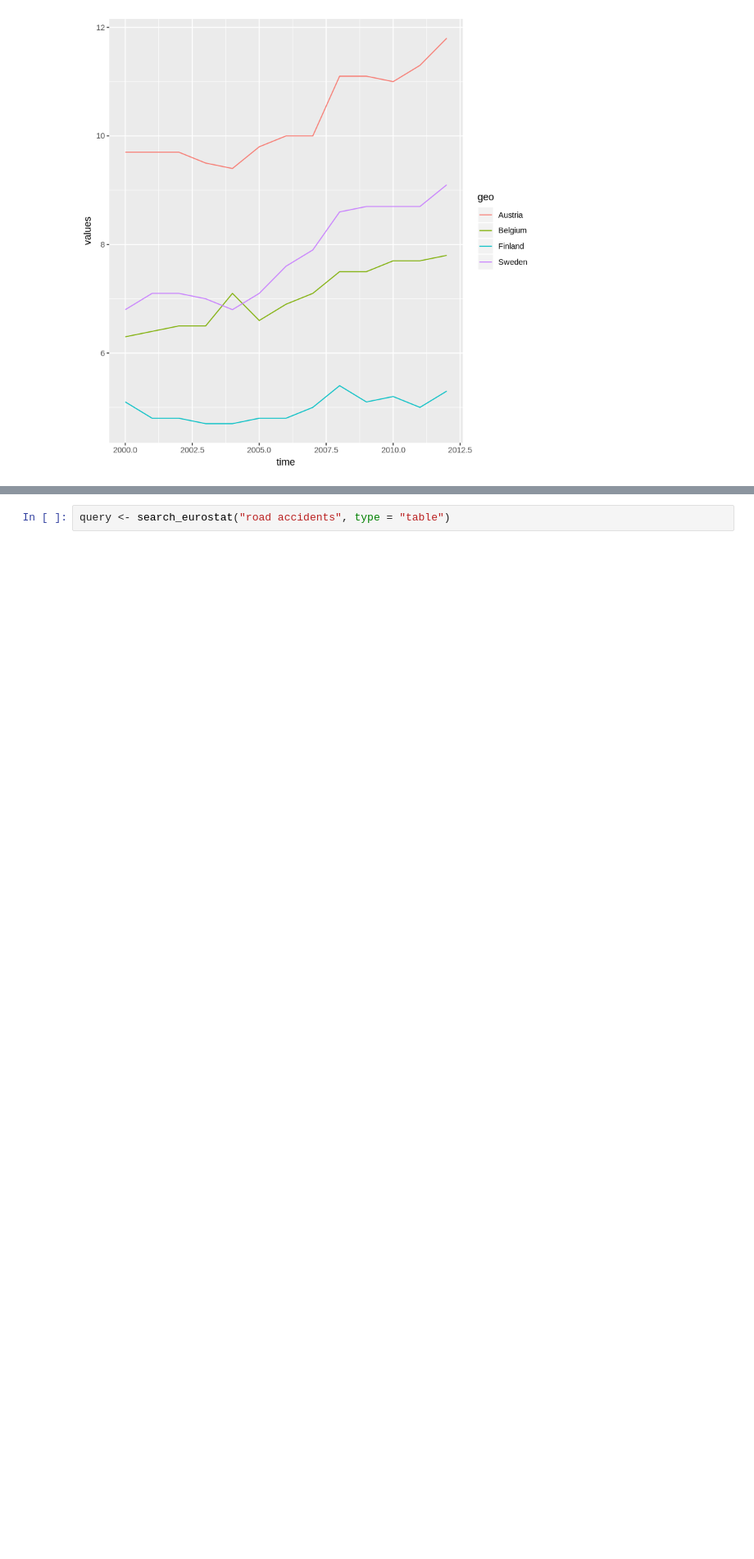
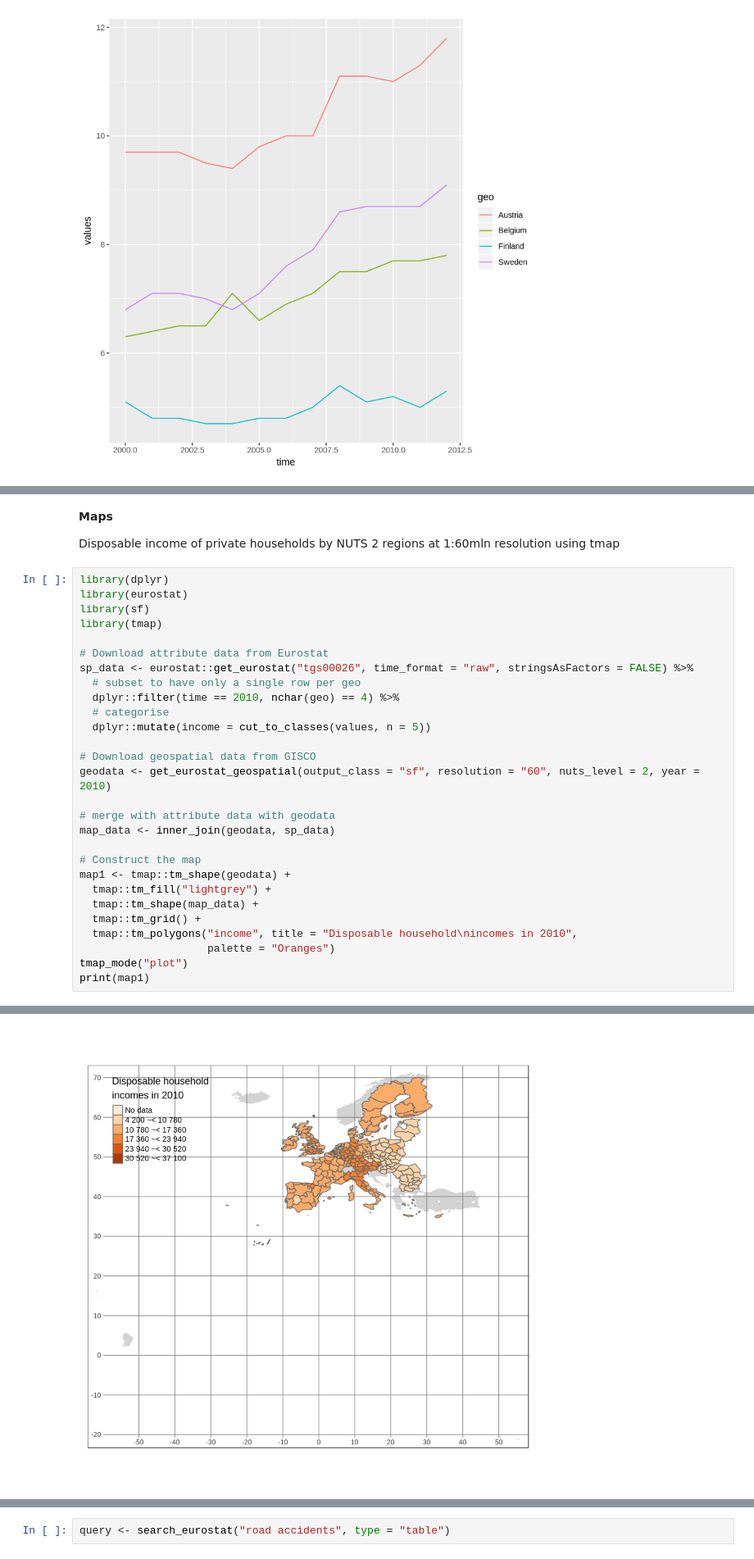
Before and after one commit to eurostat/PRost, a Jupyter notebook: notebooks/eurostat_package_tutorial.ipynb, the cells around one changed output, grey strips where cells are left out. Shown at 82% size. Drawn from its saved outputs; the diff is of its cells as text; blank space fills up the shorter version.

```diff
--- a/notebooks/eurostat_package_tutorial.ipynb
+++ b/notebooks/eurostat_package_tutorial.ipynb
@@ -221,0 +242,33 @@ ERROR: Error in library(tmap): there is no package called ‘tmap’
+# %% [markdown]
+**Maps**
+
+Disposable income of private households by NUTS 2 regions at 1:60mln resolution using tmap
+# %%
+library(dplyr)
+library(eurostat)
+library(sf)
+library(tmap)
+
+# Download attribute data from Eurostat
+sp_data <- eurostat::get_eurostat("tgs00026", time_format = "raw", stringsAsFactors = FALSE) %>%
+  # subset to have only a single row per geo
+  dplyr::filter(time == 2010, nchar(geo) == 4) %>%
+  # categorise
+  dplyr::mutate(income = cut_to_classes(values, n = 5))
+
+# Download geospatial data from GISCO
+geodata <- get_eurostat_geospatial(output_class = "sf", resolution = "60", nuts_level = 2, year = 2010)
+
+# merge with attribute data with geodata
+map_data <- inner_join(geodata, sp_data)
+
+# Construct the map
+map1 <- tmap::tm_shape(geodata) +
+  tmap::tm_fill("lightgrey") +
+  tmap::tm_shape(map_data) +
+  tmap::tm_grid() +
+  tmap::tm_polygons("income", title = "Disposable household\nincomes in 2010",
+                    palette = "Oranges")
+tmap_mode("plot")
+print(map1)
+# %% [output]
@@ -221,0 +292 @@ ERROR: Error in library(tmap): there is no package called ‘tmap’
+[figure, added]
```
Also changed, not shown: parts of 18 cells of this notebook.
